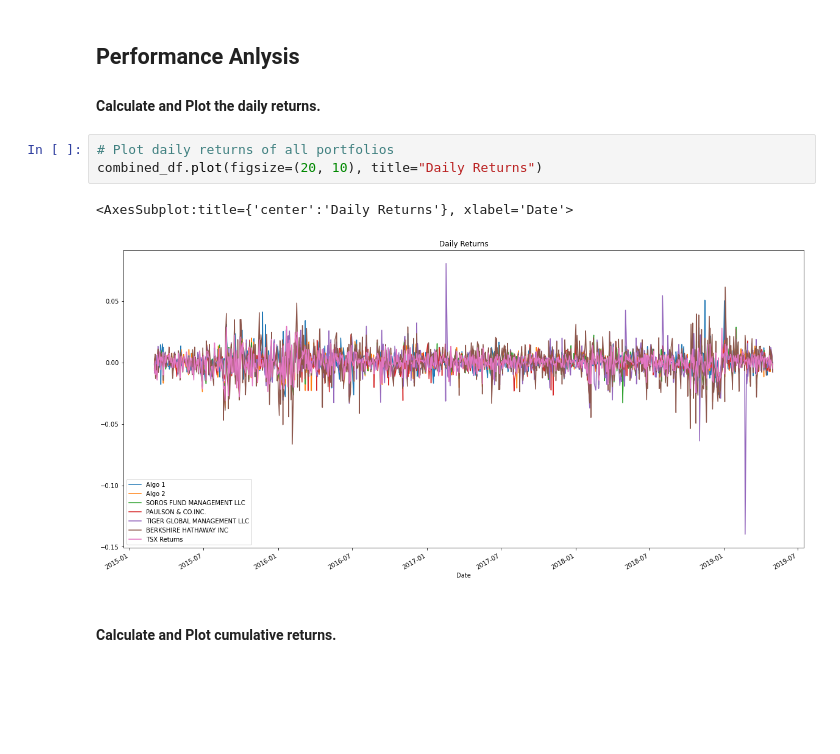
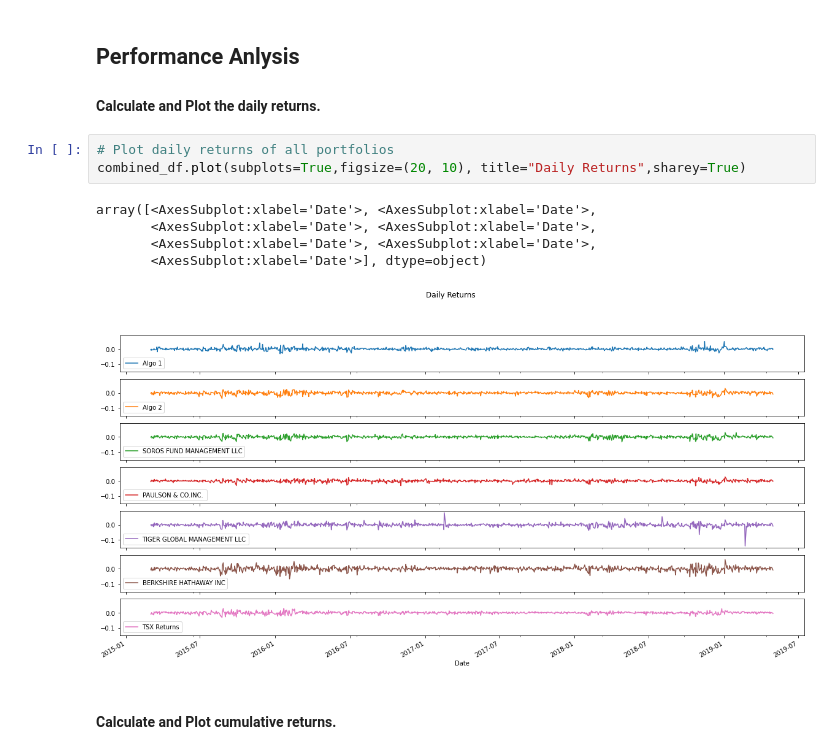
Before and after one commit to JimP315/Panthas, a Jupyter notebook: Starter_Code/whale_analysis.ipynb, the cells around one changed output. Drawn from its saved outputs; the diff is of its cells as text; blank space fills up the shorter version.

```diff
--- a/Starter_Code/whale_analysis.ipynb
+++ b/Starter_Code/whale_analysis.ipynb
@@ -159,10 +159,13 @@ In this section, you will calculate and visualize performance and risk metrics f
 #### Calculate and Plot the daily returns.
 # %%
 # Plot daily returns of all portfolios
-combined_df.plot(figsize=(20, 10), title="Daily Returns")
+combined_df.plot(subplots=True,figsize=(20, 10), title="Daily Returns",sharey=True)
 # %% [output]
-<AxesSubplot:title={'center':'Daily Returns'}, xlabel='Date'>
+array([<AxesSubplot:xlabel='Date'>, <AxesSubplot:xlabel='Date'>,
+       <AxesSubplot:xlabel='Date'>, <AxesSubplot:xlabel='Date'>,
+       <AxesSubplot:xlabel='Date'>, <AxesSubplot:xlabel='Date'>,
+       <AxesSubplot:xlabel='Date'>], dtype=object)
-[figure, old version]
+[figure, new version]
 # %% [markdown]
 #### Calculate and Plot cumulative returns.
 # %%
```
Also changed, not shown: parts of 4 cells of this notebook.
